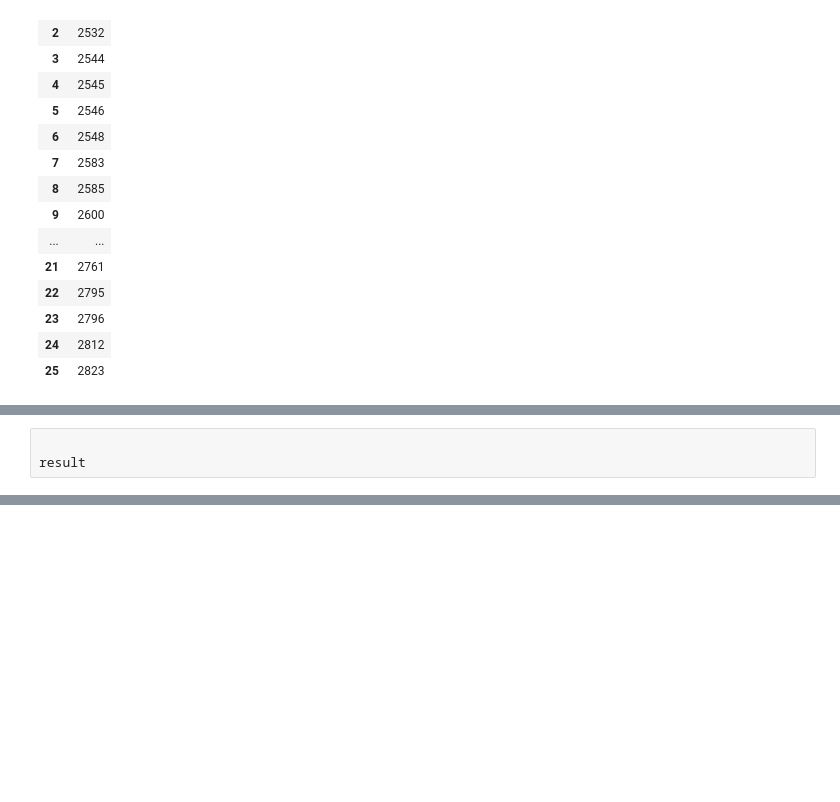
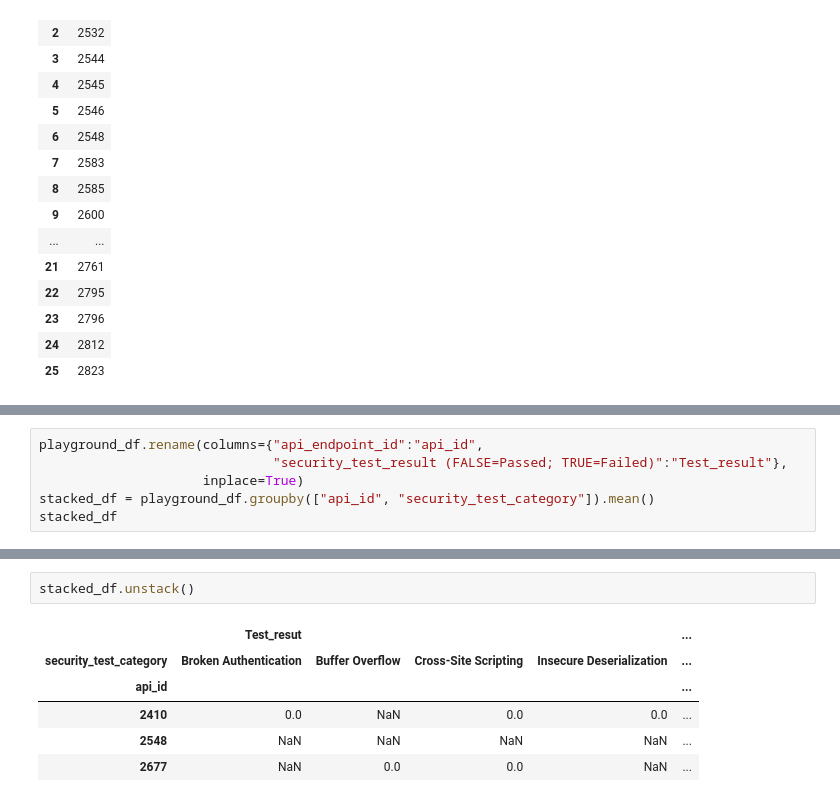
Before and after one commit to teejlab/API-Risk-Assessment-Framework, a Jupyter notebook: eda/security_test_feature.ipynb, the cells around one changed output, grey strips where cells are left out. Drawn from its saved outputs; the diff is of its cells as text; blank space fills up the shorter version.

```diff
--- a/eda/security_test_feature.ipynb
+++ b/eda/security_test_feature.ipynb
@@ -145,4 +145,7 @@ feat_security_test
 # %%
-
-result
+playground_df.rename(columns={"api_endpoint_id":"api_id",
+                              "security_test_result (FALSE=Passed; TRUE=Failed)":"Test_result"},
+                     inplace=True)
+stacked_df = playground_df.groupby(["api_id", "security_test_category"]).mean()
+stacked_df
 # %% [output]
@@ -149,0 +167,9 @@ NameError: name 'result' is not defined
+# %%
+stacked_df.unstack()
+# %% [output]
+|  | Test_resut |  |  |  | ... |
+| security_test_category | Broken Authentication | Buffer Overflow | Cross-Site Scripting | Insecure Deserialization | ... |
+| api_id |  |  |  |  | ... |
+| 2410 | 0.0 | NaN | 0.0 | 0.0 | ... |
+| 2548 | NaN | NaN | NaN | NaN | ... |
+| 2677 | NaN | 0.0 | 0.0 | NaN | ... |
```
Also changed, not shown: parts of 9 cells of this notebook.
